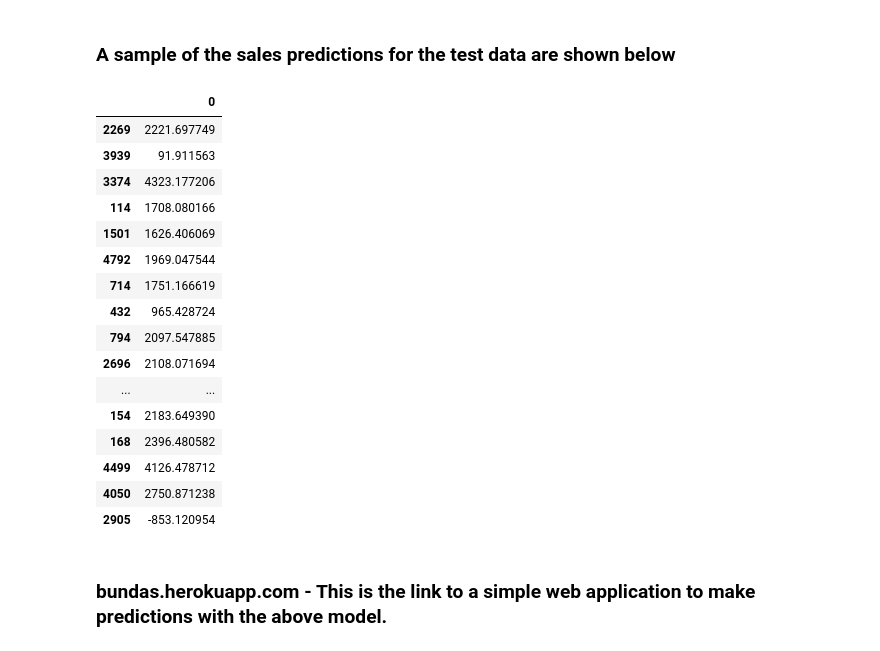
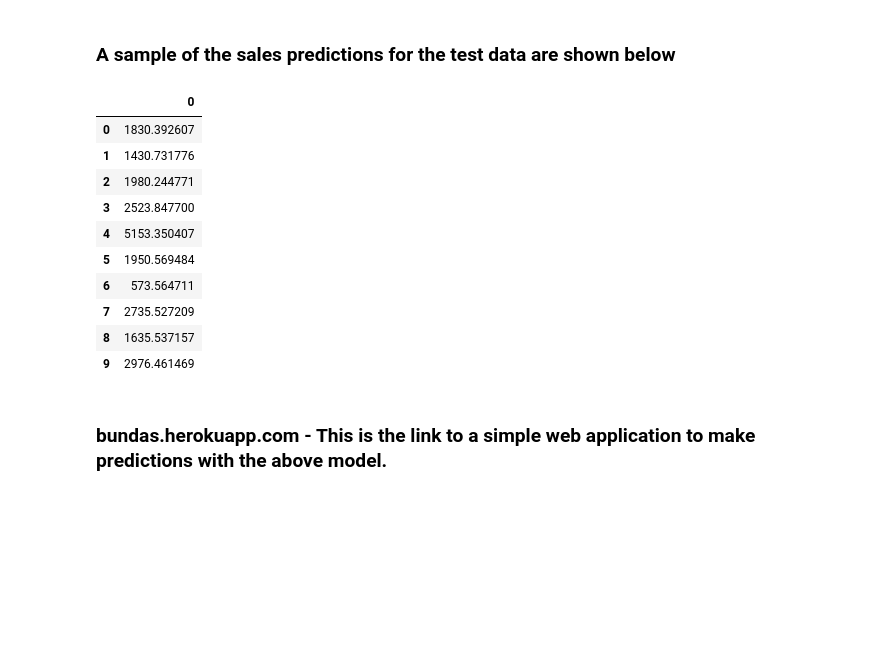
Before and after one commit to thigarette/BundasAnalysis, a Jupyter notebook: Bundas Analysis.ipynb, the cells around one changed output. Saved outputs shown, nothing was run; the diff lists cells and outputs as text; code cells hidden in the pictures; blank space fills up the shorter version.

Commit message:
Finalize for presentation

```diff
--- a/Bundas Analysis.ipynb
+++ b/Bundas Analysis.ipynb
@@ -363,7 +378,7 @@ Index(['Visibility', 'Max_Price', 'FatContent_Low Fat', 'FatContent_Regular',
 # %% [markdown]
 ### Now we need to split the data into training and validation sets. The validation set will be used to evaluate the performance of the model.
 # %%
-X_train_final, X_validation, y_train_final, y_validation = train_test_split(X_train_features, y_train, test_size=0.3)
+X_train_final, X_validation, y_train_final, y_validation = train_test_split(X_train_features, y_train.to_numpy(), test_size=0.3)
 # %%
 X_train_final.head()
 # %% [output]
@@ -433,25 +463,19 @@ bundas_test.head()
 # %%
 X_test = bundas_test.drop(['Weight', 'Store_Establishment_Year', 'Store_ID', 'Item_ID'],axis=1)
 X_test_features = pd.get_dummies(X_test)
 y_test_pred = model.predict(X_test_features)
-pd.DataFrame(y_test_pred).sample(20)
+pd.DataFrame(y_test_pred).head(10)
 # %% [output]
 |  | 0 |
-| 2269 | 2221.697749 |
-| 3939 | 91.911563 |
-| 3374 | 4323.177206 |
-| 114 | 1708.080166 |
-| 1501 | 1626.406069 |
-| 4792 | 1969.047544 |
-| 714 | 1751.166619 |
-| 432 | 965.428724 |
-| 794 | 2097.547885 |
-| 2696 | 2108.071694 |
-| ... | ... |
-| 154 | 2183.649390 |
-| 168 | 2396.480582 |
-| 4499 | 4126.478712 |
-| 4050 | 2750.871238 |
-| 2905 | -853.120954 |
+| 0 | 1830.392607 |
+| 1 | 1430.731776 |
+| 2 | 1980.244771 |
+| 3 | 2523.847700 |
+| 4 | 5153.350407 |
+| 5 | 1950.569484 |
+| 6 | 573.564711 |
+| 7 | 2735.527209 |
+| 8 | 1635.537157 |
+| 9 | 2976.461469 |
 # %% [markdown]
 ### bundas.herokuapp.com - This is the link to a simple web application to make predictions with the above model.
```
Also changed, not shown: parts of 11 cells of this notebook.
